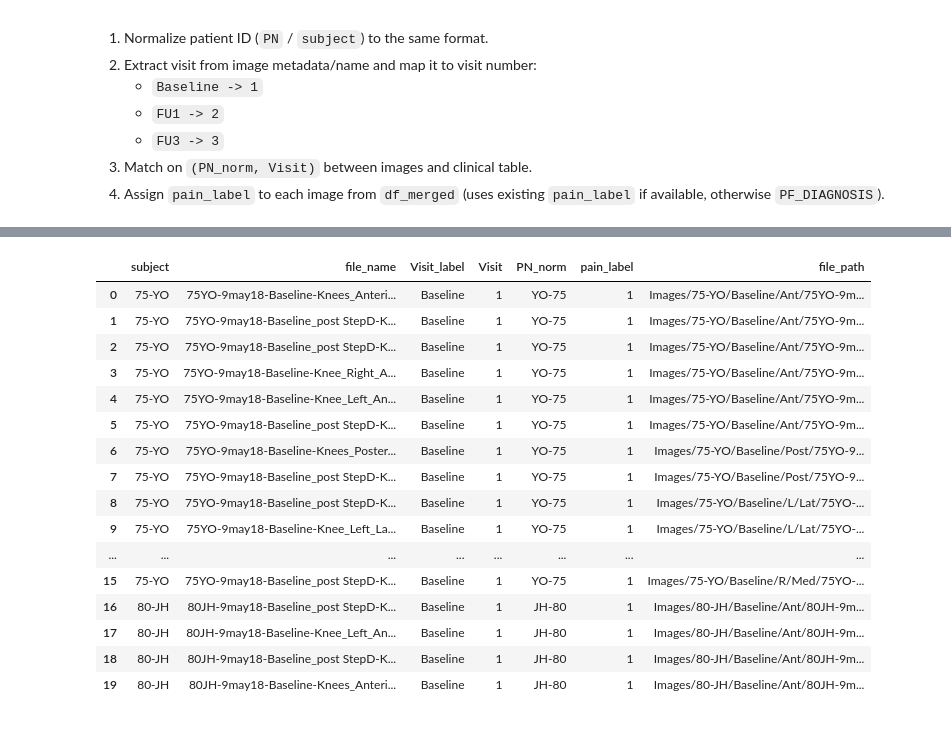
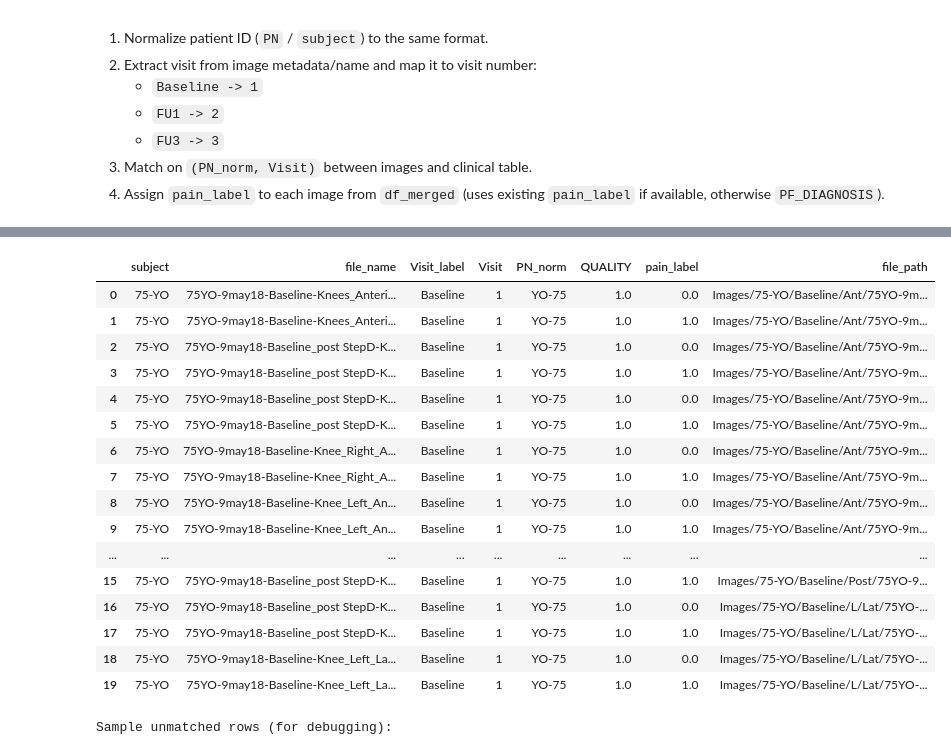
Before and after one commit to nirlapi/Final-Project, a Jupyter notebook: Final_Project_EDA.ipynb, the cells around one changed output, grey strips where cells are left out. Saved outputs shown, nothing was run; the diff lists cells and outputs as text; code cells hidden in the pictures.

```diff
--- a/Final_Project_EDA.ipynb
+++ b/Final_Project_EDA.ipynb
@@ -345,15 +345,15 @@ Created unified 'Lateral' and 'Medial' columns and removed the original split co
 # %%
-# Create pain_label using the same values as PF_DIAGNOSIS
-if 'PF_DIAGNOSIS' not in df_merged.columns:
-    raise KeyError("df_merged must contain 'PF_DIAGNOSIS' to create pain_label.")
+# Create pain_label using the same values as AKP
+if 'AKP' not in df_merged.columns:
+    raise KeyError("df_merged must contain 'AKP' to create pain_label.")
 
-# Copy PF_DIAGNOSIS directly into pain_label
+# Copy AKP directly into pain_label
 # Coerce to numeric to keep a clean label column when possible.
-df_merged['pain_label'] = pd.to_numeric(df_merged['PF_DIAGNOSIS'], errors='coerce')
+df_merged['pain_label'] = pd.to_numeric(df_merged['AKP'], errors='coerce')
 
-print("Created 'pain_label' from 'PF_DIAGNOSIS'.")
+print("Created 'pain_label' from 'AKP'.")
 print("Value counts (including NaN):")
 print(df_merged['pain_label'].value_counts(dropna=False).sort_index())
 
-display(df_merged[['PN', 'Visit', 'PF_DIAGNOSIS', 'pain_label']].head(10))
+display(df_merged[['PN', 'Visit', 'AKP', 'pain_label']].head(10))
 # %% [output]
@@ -376 +376,26 @@ Name: count, dtype: int64
 | 9 | CH-07 | 1 | 1 | 1 |
+# %%
+# Filter out rows where PF_DIAGNOSIS == 0 OR QUALITY == 0
+if 'df_merged' not in globals() or not isinstance(df_merged, pd.DataFrame):
+    raise NameError("df_merged is not available. Run the preprocessing cells first.")
+
+required_cols = ['PF_DIAGNOSIS', 'QUALITY']
+missing_cols = [c for c in required_cols if c not in df_merged.columns]
+if missing_cols:
+    raise KeyError(f"df_merged is missing required columns: {missing_cols}")
+
+before_rows = len(df_merged)
+
+pf_diag_num = pd.to_numeric(df_merged['PF_DIAGNOSIS'], errors='coerce')
+quality_num = pd.to_numeric(df_merged['QUALITY'], errors='coerce')
+
+remove_mask = pf_diag_num.eq(0) | quality_num.eq(0)
+df_merged = df_merged.loc[~remove_mask].reset_index(drop=True)
+
+removed_rows = int(remove_mask.sum())
+after_rows = len(df_merged)
+
+print('=== Filtering Summary ===')
+print(f"Removed rows (PF_DIAGNOSIS == 0 OR QUALITY == 0): {removed_rows}")
+print(f"Rows before: {before_rows}")
+print(f"Rows after: {after_rows}")
@@ -1726,13 +1769,13 @@ label_source_col = 'pain_label' if 'pain_label' in df_merged.columns else 'PF_DI
 if label_source_col not in df_merged.columns:
     raise KeyError("df_merged must contain 'pain_label' or 'PF_DIAGNOSIS' for labeling.")
 
-clin = df_merged[['PN', 'Visit', label_source_col]].copy()
+clin = df_merged[['PN', 'Visit', 'QUALITY','PF_DIAGNOSIS', label_source_col]].copy()
 clin['PN_norm'] = clin['PN'].apply(normalize_pn)
 clin['Visit'] = pd.to_numeric(clin['Visit'], errors='coerce')
 clin = clin.dropna(subset=['PN_norm', 'Visit'])
 clin['Visit'] = clin['Visit'].astype(int)
 clin['pain_label'] = pd.to_numeric(clin[label_source_col], errors='coerce')
-clin = clin[['PN_norm', 'Visit', 'pain_label']].drop_duplicates()
+clin = clin[['PN_norm', 'Visit', 'QUALITY','PF_DIAGNOSIS', 'pain_label']].drop_duplicates()
 
 # Merge image rows with clinical labels by PN + Visit
 df_images_labeled = img_known.merge(
@@ -1754,7 +1797,7 @@ print('\nPain label distribution (including NaN):')
 print(df_images_labeled['pain_label'].value_counts(dropna=False).sort_index())
 
 display_cols = [
-    'subject', 'file_name', 'Visit_label', 'Visit', 'PN_norm', 'pain_label', 'file_path'
+    'subject', 'file_name', 'Visit_label', 'Visit', 'PN_norm', 'QUALITY', 'pain_label', 'file_path'
 ]
 display_cols = [c for c in display_cols if c in df_images_labeled.columns]
 
@@ -1778,20 +1822,21 @@ pain_label
 Name: count, dtype: int64
 
 Sample labeled images:
-|  | subject | file_name | Visit_label | Visit | PN_norm | pain_label | file_path |
-| 0 | 75-YO | 75YO-9may18-Baseline-Knees_Anteri... | Baseline | 1 | YO-75 | 1 | Images/75-YO/Baseline/Ant/75YO-9m... |
-| 1 | 75-YO | 75YO-9may18-Baseline_post StepD-K... | Baseline | 1 | YO-75 | 1 | Images/75-YO/Baseline/Ant/75YO-9m... |
-| 2 | 75-YO | 75YO-9may18-Baseline_post StepD-K... | Baseline | 1 | YO-75 | 1 | Images/75-YO/Baseline/Ant/75YO-9m... |
-| 3 | 75-YO | 75YO-9may18-Baseline-Knee_Right_A... | Baseline | 1 | YO-75 | 1 | Images/75-YO/Baseline/Ant/75YO-9m... |
-| 4 | 75-YO | 75YO-9may18-Baseline-Knee_Left_An... | Baseline | 1 | YO-75 | 1 | Images/75-YO/Baseline/Ant/75YO-9m... |
-| 5 | 75-YO | 75YO-9may18-Baseline_post StepD-K... | Baseline | 1 | YO-75 | 1 | Images/75-YO/Baseline/Ant/75YO-9m... |
-| 6 | 75-YO | 75YO-9may18-Baseline-Knees_Poster... | Baseline | 1 | YO-75 | 1 | Images/75-YO/Baseline/Post/75YO-9... |
-| 7 | 75-YO | 75YO-9may18-Baseline_post StepD-K... | Baseline | 1 | YO-75 | 1 | Images/75-YO/Baseline/Post/75YO-9... |
-| 8 | 75-YO | 75YO-9may18-Baseline_post StepD-K... | Baseline | 1 | YO-75 | 1 | Images/75-YO/Baseline/L/Lat/75YO-... |
-| 9 | 75-YO | 75YO-9may18-Baseline-Knee_Left_La... | Baseline | 1 | YO-75 | 1 | Images/75-YO/Baseline/L/Lat/75YO-... |
-| ... | ... | ... | ... | ... | ... | ... | ... |
-| 15 | 75-YO | 75YO-9may18-Baseline_post StepD-K... | Baseline | 1 | YO-75 | 1 | Images/75-YO/Baseline/R/Med/75YO-... |
-| 16 | 80-JH | 80JH-9may18-Baseline_post StepD-K... | Baseline | 1 | JH-80 | 1 | Images/80-JH/Baseline/Ant/80JH-9m... |
-| 17 | 80-JH | 80JH-9may18-Baseline-Knee_Left_An... | Baseline | 1 | JH-80 | 1 | Images/80-JH/Baseline/Ant/80JH-9m... |
-| 18 | 80-JH | 80JH-9may18-Baseline_post StepD-K... | Baseline | 1 | JH-80 | 1 | Images/80-JH/Baseline/Ant/80JH-9m... |
-| 19 | 80-JH | 80JH-9may18-Baseline-Knees_Anteri... | Baseline | 1 | JH-80 | 1 | Images/80-JH/Baseline/Ant/80JH-9m... |
+|  | subject | file_name | Visit_label | Visit | PN_norm | QUALITY | pain_label | file_path |
+| 0 | 75-YO | 75YO-9may18-Baseline-Knees_Anteri... | Baseline | 1 | YO-75 | 1.0 | 0.0 | Images/75-YO/Baseline/Ant/75YO-9m... |
+| 1 | 75-YO | 75YO-9may18-Baseline-Knees_Anteri... | Baseline | 1 | YO-75 | 1.0 | 1.0 | Images/75-YO/Baseline/Ant/75YO-9m... |
+| 2 | 75-YO | 75YO-9may18-Baseline_post StepD-K... | Baseline | 1 | YO-75 | 1.0 | 0.0 | Images/75-YO/Baseline/Ant/75YO-9m... |
+| 3 | 75-YO | 75YO-9may18-Baseline_post StepD-K... | Baseline | 1 | YO-75 | 1.0 | 1.0 | Images/75-YO/Baseline/Ant/75YO-9m... |
+| 4 | 75-YO | 75YO-9may18-Baseline_post StepD-K... | Baseline | 1 | YO-75 | 1.0 | 0.0 | Images/75-YO/Baseline/Ant/75YO-9m... |
+| 5 | 75-YO | 75YO-9may18-Baseline_post StepD-K... | Baseline | 1 | YO-75 | 1.0 | 1.0 | Images/75-YO/Baseline/Ant/75YO-9m... |
+| 6 | 75-YO | 75YO-9may18-Baseline-Knee_Right_A... | Baseline | 1 | YO-75 | 1.0 | 0.0 | Images/75-YO/Baseline/Ant/75YO-9m... |
+| 7 | 75-YO | 75YO-9may18-Baseline-Knee_Right_A... | Baseline | 1 | YO-75 | 1.0 | 1.0 | Images/75-YO/Baseline/Ant/75YO-9m... |
+| 8 | 75-YO | 75YO-9may18-Baseline-Knee_Left_An... | Baseline | 1 | YO-75 | 1.0 | 0.0 | Images/75-YO/Baseline/Ant/75YO-9m... |
+| 9 | 75-YO | 75YO-9may18-Baseline-Knee_Left_An... | Baseline | 1 | YO-75 | 1.0 | 1.0 | Images/75-YO/Baseline/Ant/75YO-9m... |
+| ... | ... | ... | ... | ... | ... | ... | ... | ... |
+| 15 | 75-YO | 75YO-9may18-Baseline_post StepD-K... | Baseline | 1 | YO-75 | 1.0 | 1.0 | Images/75-YO/Baseline/Post/75YO-9... |
+| 16 | 75-YO | 75YO-9may18-Baseline_post StepD-K... | Baseline | 1 | YO-75 | 1.0 | 0.0 | Images/75-YO/Baseline/L/Lat/75YO-... |
+| 17 | 75-YO | 75YO-9may18-Baseline_post StepD-K... | Baseline | 1 | YO-75 | 1.0 | 1.0 | Images/75-YO/Baseline/L/Lat/75YO-... |
+| 18 | 75-YO | 75YO-9may18-Baseline-Knee_Left_La... | Baseline | 1 | YO-75 | 1.0 | 0.0 | Images/75-YO/Baseline/L/Lat/75YO-... |
+| 19 | 75-YO | 75YO-9may18-Baseline-Knee_Left_La... | Baseline | 1 | YO-75 | 1.0 | 1.0 | Images/75-YO/Baseline/L/Lat/75YO-... |
+Sample unmatched rows (for debugging):
```
Also changed, not shown: parts of 17 cells of this notebook, 3 other files.
